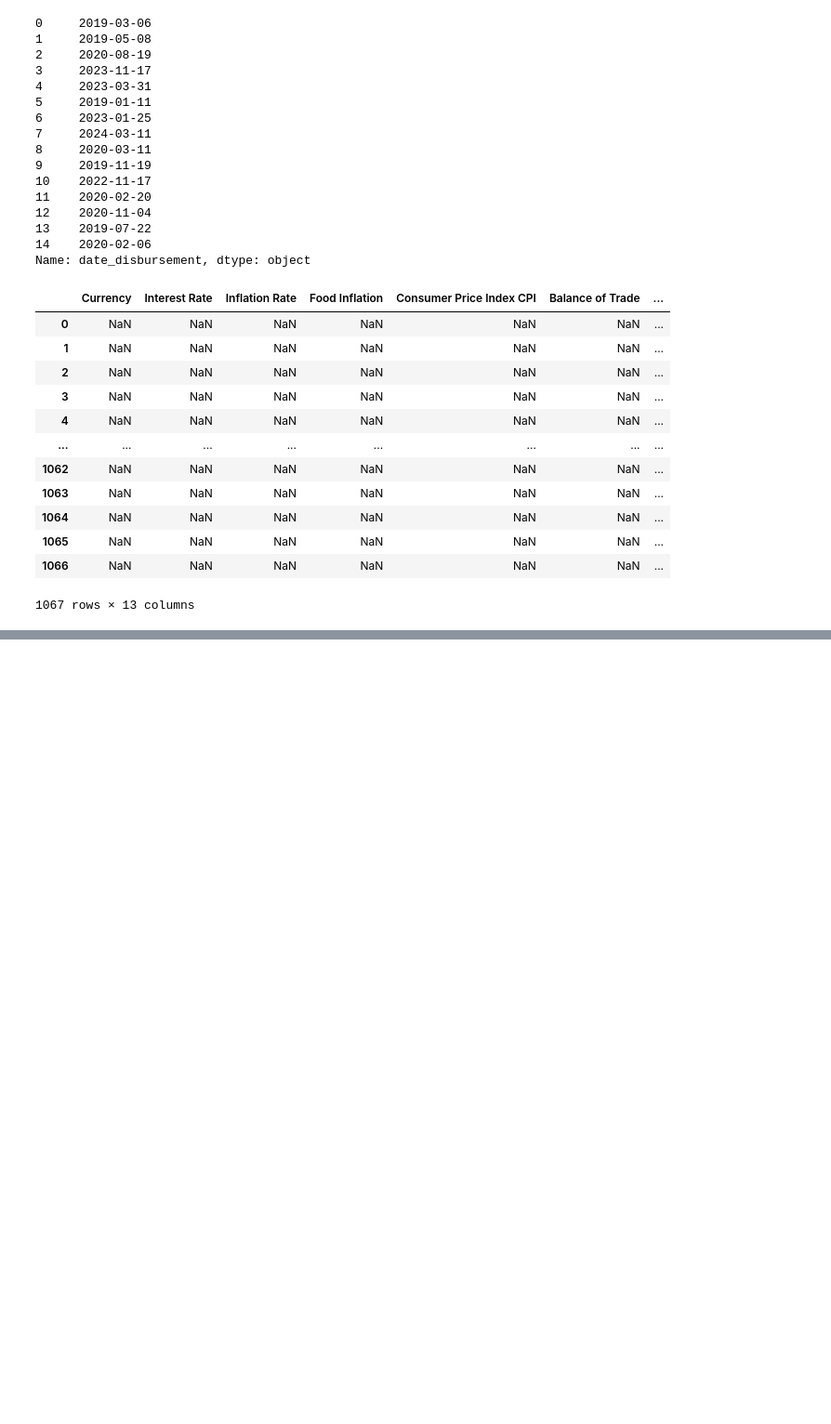
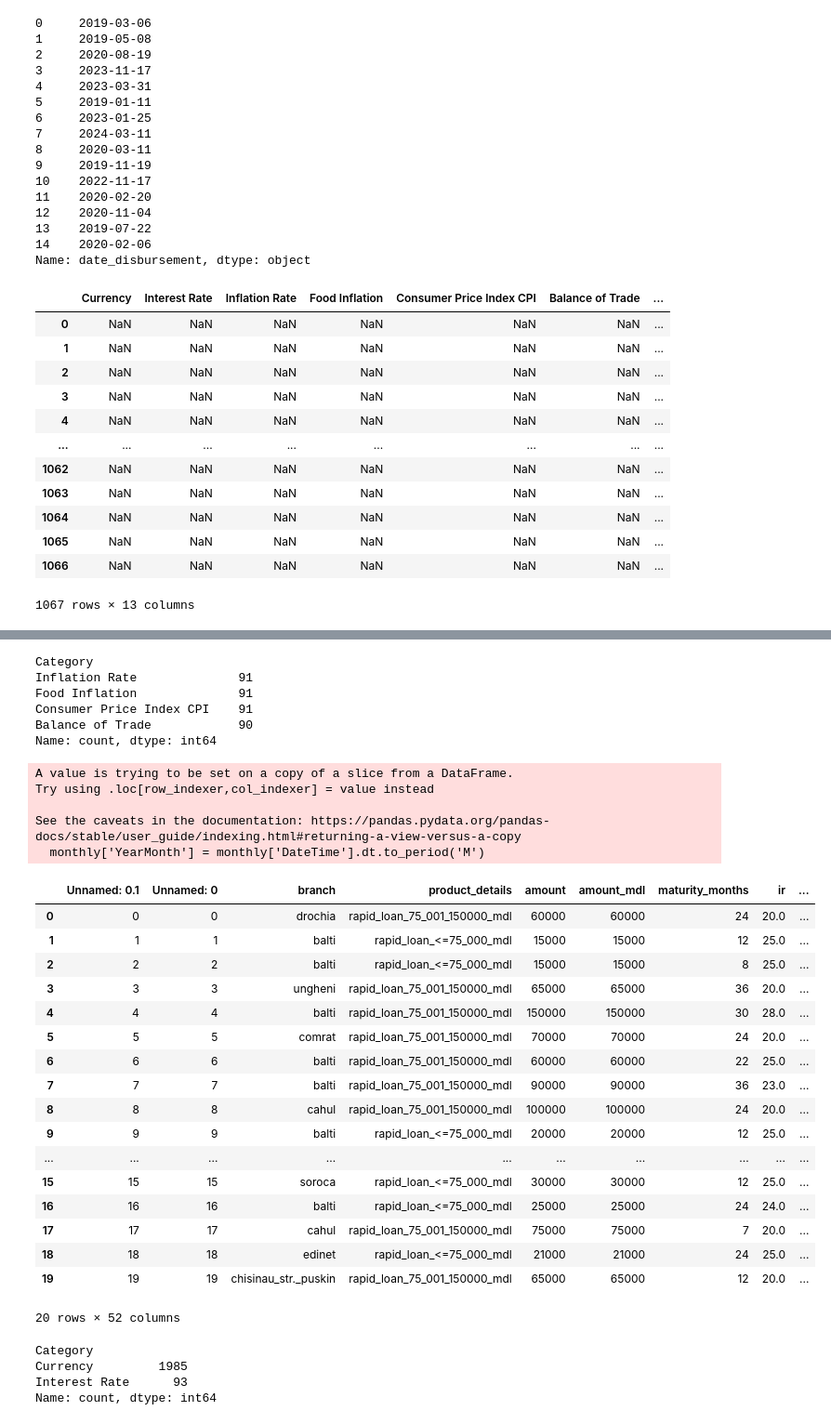
Before and after one commit to HasanboyMirdadoev/macro, a Jupyter notebook: macro.ipynb, the cells around one changed output, grey strips where cells are left out. Shown at 93% size. Cells and saved outputs as stored; diff of their text form; code cells hidden in the pictures; blank space fills up the shorter version.

```diff
--- a/macro.ipynb
+++ b/macro.ipynb
@@ -154 +191,56 @@ quarterly.head(20)
+# %%
+monthly=macro[macro["Frequency"]=="Monthly"]
+monthly["Category"].value_counts()
+# %% [output]
+Category
+Inflation Rate              91
+Food Inflation              91
+Consumer Price Index CPI    91
+Balance of Trade            90
+Name: count, dtype: int64
+# %%
+df['YearMonth'] = df['date_disbursement'].dt.to_period('M')
+monthly['YearMonth'] = monthly['DateTime'].dt.to_period('M')
+
+merged_df = df.merge(monthly, how='left', left_on='YearMonth', right_on='YearMonth')
+
+for category in monthly['Category'].unique():
+    if category in merged_df.columns:
+        df[category] = merged_df["Value"]
+
+df = df.drop(columns=['YearMonth'])
+df = df.reset_index(drop=True)
+
+df.head(20)
+# %% [output]
+A value is trying to be set on a copy of a slice from a DataFrame.
+Try using .loc[row_indexer,col_indexer] = value instead
+
+See the caveats in the documentation: https://pandas.pydata.org/pandas-docs/stable/user_guide/indexing.html#returning-a-view-versus-a-copy
+  monthly['YearMonth'] = monthly['DateTime'].dt.to_period('M')
+|  | Unnamed: 0.1 | Unnamed: 0 | branch | product_details | amount | amount_mdl | maturity_months | ir | ... |
+| 0 | 0 | 0 | drochia | rapid_loan_75_001_150000_mdl | 60000 | 60000 | 24 | 20.0 | ... |
+| 1 | 1 | 1 | balti | rapid_loan_<=75_000_mdl | 15000 | 15000 | 12 | 25.0 | ... |
+| 2 | 2 | 2 | balti | rapid_loan_<=75_000_mdl | 15000 | 15000 | 8 | 25.0 | ... |
+| 3 | 3 | 3 | ungheni | rapid_loan_75_001_150000_mdl | 65000 | 65000 | 36 | 20.0 | ... |
+| 4 | 4 | 4 | balti | rapid_loan_75_001_150000_mdl | 150000 | 150000 | 30 | 28.0 | ... |
+| 5 | 5 | 5 | comrat | rapid_loan_75_001_150000_mdl | 70000 | 70000 | 24 | 20.0 | ... |
+| 6 | 6 | 6 | balti | rapid_loan_75_001_150000_mdl | 60000 | 60000 | 22 | 25.0 | ... |
+| 7 | 7 | 7 | balti | rapid_loan_75_001_150000_mdl | 90000 | 90000 | 36 | 23.0 | ... |
+| 8 | 8 | 8 | cahul | rapid_loan_75_001_150000_mdl | 100000 | 100000 | 24 | 20.0 | ... |
+| 9 | 9 | 9 | balti | rapid_loan_<=75_000_mdl | 20000 | 20000 | 12 | 25.0 | ... |
+| ... | ... | ... | ... | ... | ... | ... | ... | ... | ... |
+| 15 | 15 | 15 | soroca | rapid_loan_<=75_000_mdl | 30000 | 30000 | 12 | 25.0 | ... |
+| 16 | 16 | 16 | balti | rapid_loan_<=75_000_mdl | 25000 | 25000 | 24 | 24.0 | ... |
+| 17 | 17 | 17 | cahul | rapid_loan_75_001_150000_mdl | 75000 | 75000 | 7 | 20.0 | ... |
+| 18 | 18 | 18 | edinet | rapid_loan_<=75_000_mdl | 21000 | 21000 | 24 | 25.0 | ... |
+| 19 | 19 | 19 | chisinau_str._puskin | rapid_loan_75_001_150000_mdl | 65000 | 65000 | 12 | 20.0 | ... |
+20 rows × 52 columns
+# %%
+macro[macro["Frequency"]=="Daily"]["Category"].value_counts()
+# %% [output]
+Category
+Currency         1985
+Interest Rate      93
+Name: count, dtype: int64
 # %%
```
Also changed, not shown: parts of 12 cells of this notebook.
